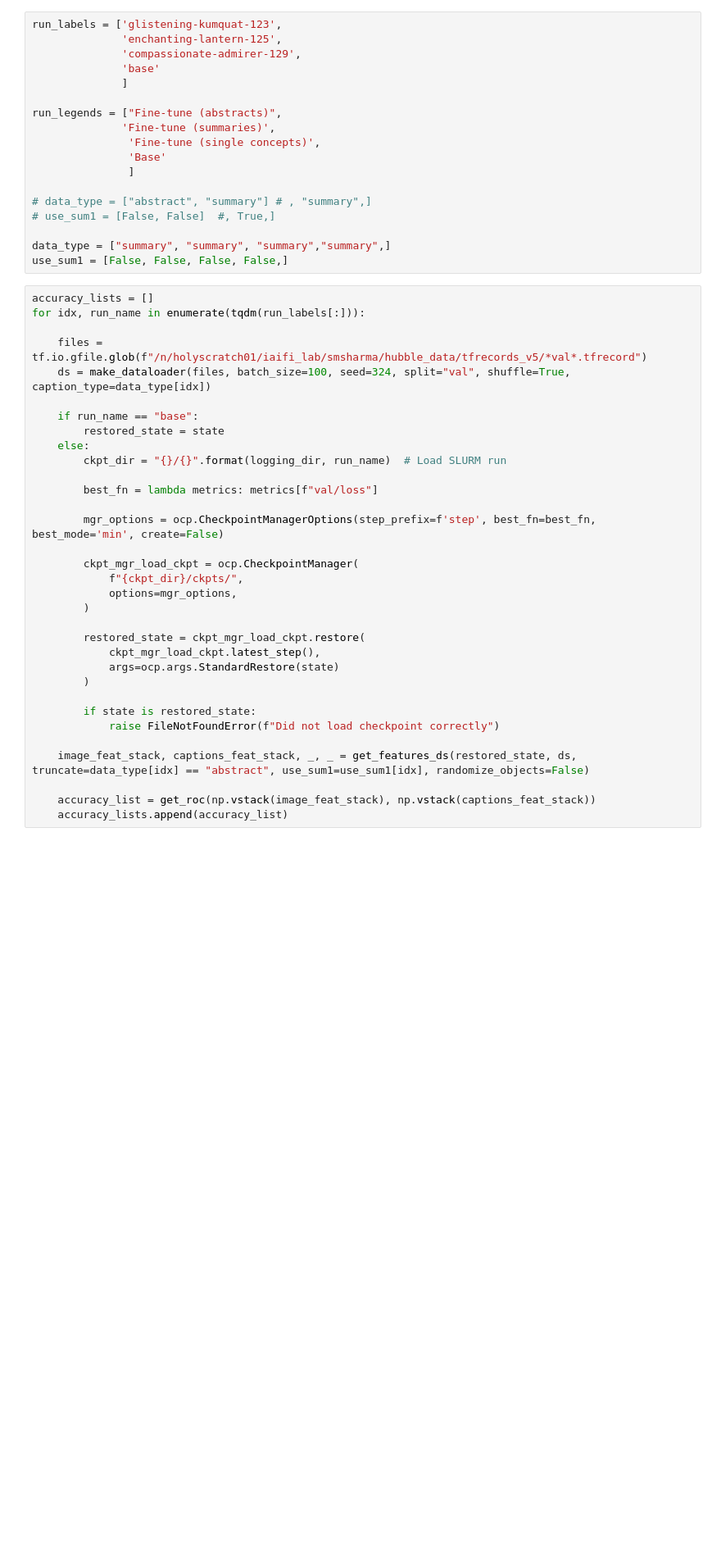
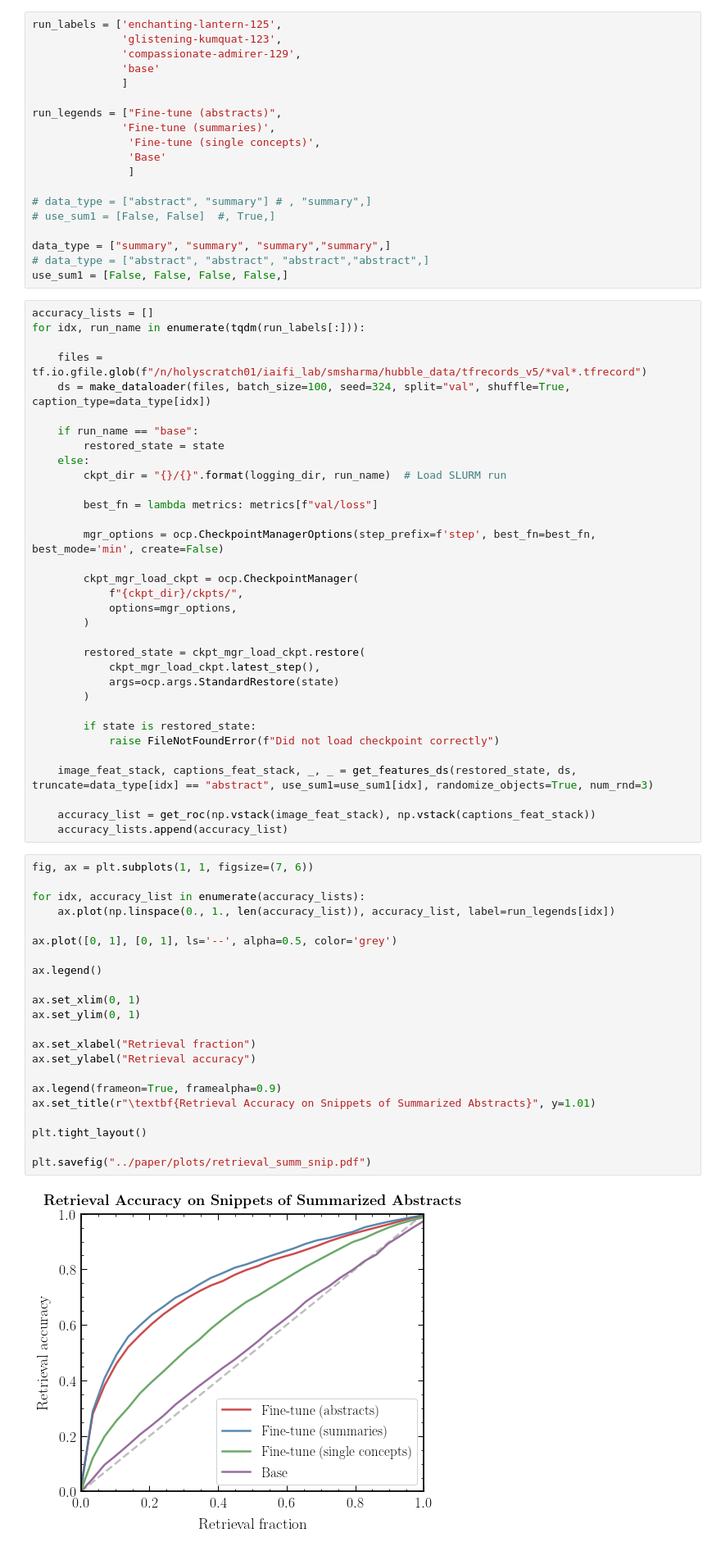
Before and after one commit to smsharma/PAPERCLIP-Hubble, a Jupyter notebook: notebooks/09_dot_product_eval.ipynb, the cells around one changed output. Shown at 82% size. Saved outputs shown, nothing was run; the diff lists cells and outputs as text; blank space fills up the shorter version.

```diff
--- a/notebooks/09_dot_product_eval.ipynb
+++ b/notebooks/09_dot_product_eval.ipynb
@@ -396,8 +407,8 @@ def retrieval_eval_metric(text_embeds, image_embeds, k=[1, 5, 10, 20]):
 
     return metrics
 # %%
-run_labels = ['glistening-kumquat-123',
-              'enchanting-lantern-125',
+run_labels = ['enchanting-lantern-125',
+              'glistening-kumquat-123',
               'compassionate-admirer-129',
               'base'
               ]
@@ -412,6 +423,7 @@ run_legends = ["Fine-tune (abstracts)",
 # use_sum1 = [False, False]  #, True,]
 
 data_type = ["summary", "summary", "summary","summary",]
+# data_type = ["abstract", "abstract", "abstract","abstract",]
 use_sum1 = [False, False, False, False,]
 # %%
 accuracy_lists = []
@@ -442,7 +454,31 @@ for idx, run_name in enumerate(tqdm(run_labels[:])):
         if state is restored_state:
             raise FileNotFoundError(f"Did not load checkpoint correctly")
 
-    image_feat_stack, captions_feat_stack, _, _ = get_features_ds(restored_state, ds, truncate=data_type[idx] == "abstract", use_sum1=use_sum1[idx], randomize_objects=False)
+    image_feat_stack, captions_feat_stack, _, _ = get_features_ds(restored_state, ds, truncate=data_type[idx] == "abstract", use_sum1=use_sum1[idx], randomize_objects=True, num_rnd=3)
 
     accuracy_list = get_roc(np.vstack(image_feat_stack), np.vstack(captions_feat_stack))
     accuracy_lists.append(accuracy_list)
+# %%
+fig, ax = plt.subplots(1, 1, figsize=(7, 6))
+
+for idx, accuracy_list in enumerate(accuracy_lists):
+    ax.plot(np.linspace(0., 1., len(accuracy_list)), accuracy_list, label=run_legends[idx])
+
+ax.plot([0, 1], [0, 1], ls='--', alpha=0.5, color='grey')
+
+ax.legend()
+
+ax.set_xlim(0, 1)
+ax.set_ylim(0, 1)
+
+ax.set_xlabel("Retrieval fraction")
+ax.set_ylabel("Retrieval accuracy")
+
+ax.legend(frameon=True, framealpha=0.9)
+ax.set_title(r"\textbf{Retrieval Accuracy on Snippets of Summarized Abstracts}", y=1.01)
+
+plt.tight_layout()
+
+plt.savefig("../paper/plots/retrieval_summ_snip.pdf")
+# %% [output]
+[figure, added]
```
Also changed, not shown: parts of 4 cells of this notebook, 3 other files.
